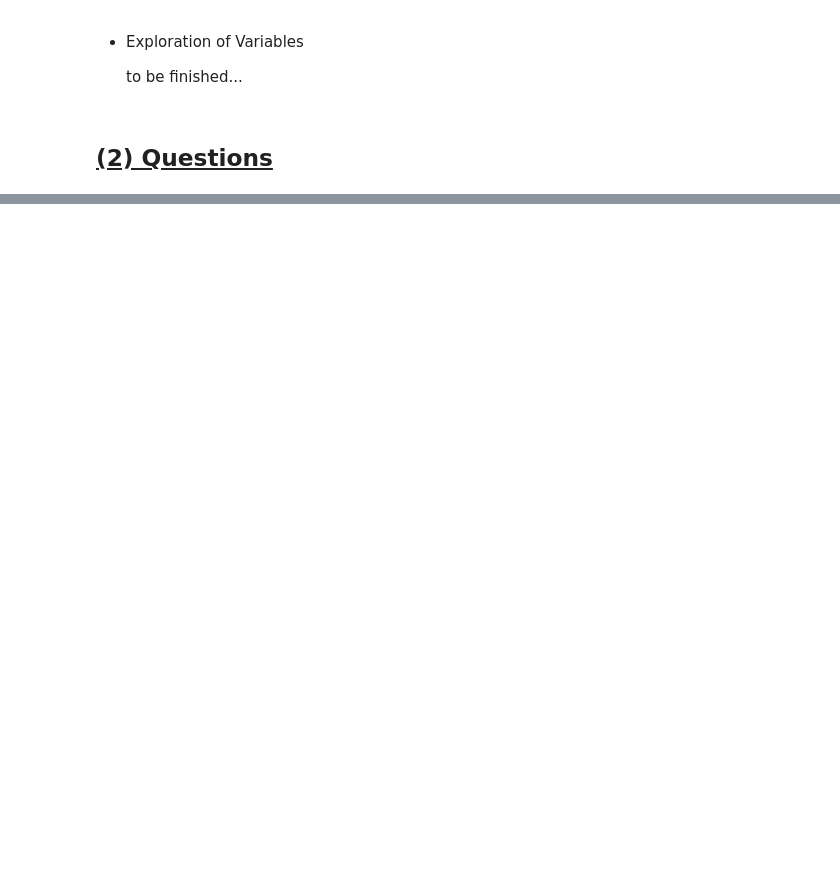
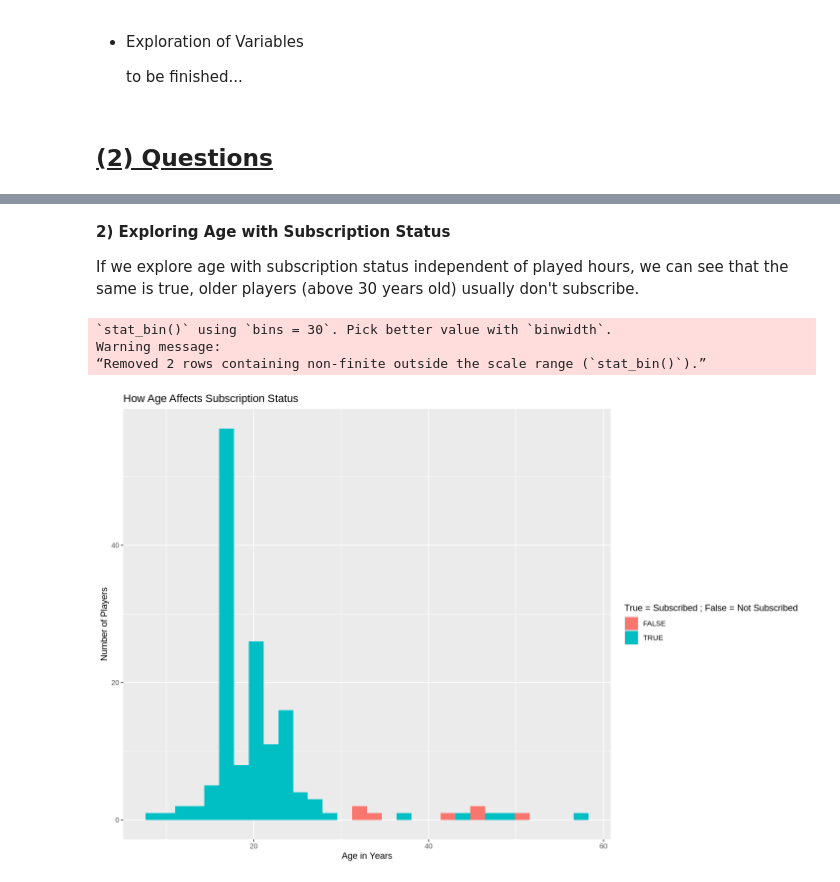
Before and after one commit to charlizechan/dsci100_project, a Jupyter notebook: dsci100_indv.ipynb, the cells around one changed output, grey strips where cells are left out. Saved outputs shown, nothing was run; the diff lists cells and outputs as text; code cells hidden in the pictures; blank space fills up the shorter version.

```diff
--- a/dsci100_indv.ipynb
+++ b/dsci100_indv.ipynb
@@ -293,0 +386,19 @@ A tibble: 6 × 7
+# %% [markdown]
+**2) Exploring Age with Subscription Status**
+
+If we explore age with subscription status independent of played hours, we can see that the same is true, older players (above 30 years old) usually don't subscribe.
+# %%
+options(repr.plot.width = 12, repr.plot.height = 8)
+
+age_vs_subscribe <- players_data |>
+ggplot( aes(x= Age, fill = subscribe) ) +
+geom_histogram(position = "identity")+
+labs(x= "Age in Years", y = "Number of Players", fill = "True = Subscribed ; False = Not Subscribed") +
+ggtitle("How Age Affects Subscription Status")
+
+age_vs_subscribe
+# %% [output]
+`stat_bin()` using `bins = 30`. Pick better value with `binwidth`.
+Warning message:
+“Removed 2 rows containing non-finite outside the scale range (`stat_bin()`).”
+[figure, added]
```
Also changed, not shown: parts of 15 cells of this notebook.
